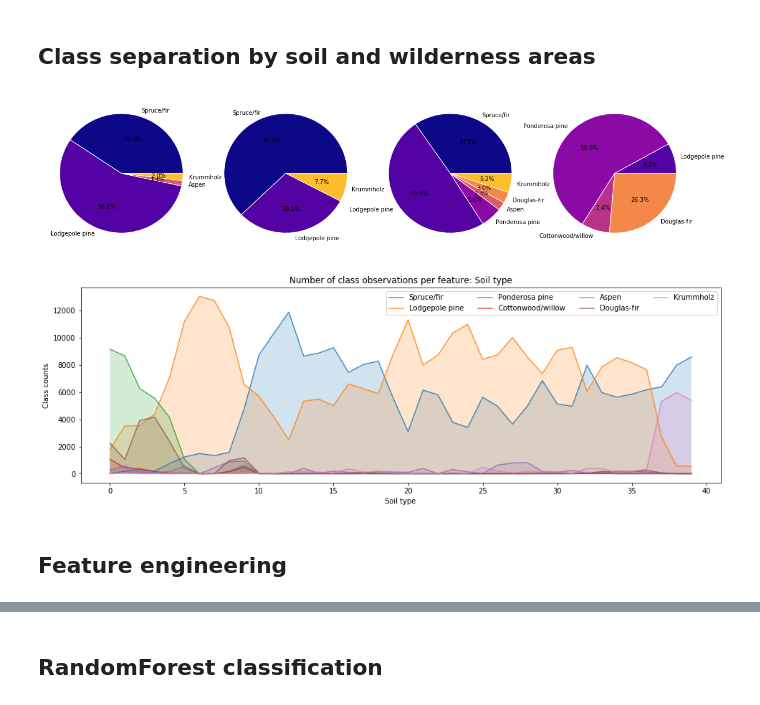
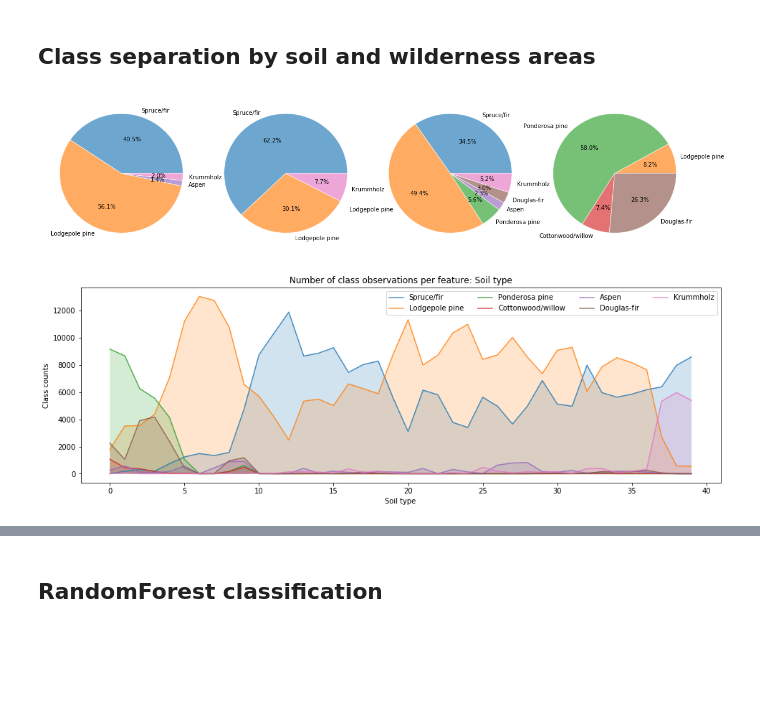
Before and after one commit to virginia-m/classifier_comparison_on_covertype_data, a Jupyter notebook: data_analysis.ipynb, the cells around one changed output, grey strips where cells are left out. Saved outputs shown, nothing was run; the diff lists cells and outputs as text; code cells hidden in the pictures; blank space fills up the shorter version.

```diff
--- a/data_analysis.ipynb
+++ b/data_analysis.ipynb
@@ -74,16 +42,6 @@ descr
 | 90% | 3272.000000 | 329.000000 | 24.000000 | 564.000000 | 121.000000 | 4793.000000 | ... |
 | max | 3858.000000 | 360.000000 | 66.000000 | 1397.000000 | 601.000000 | 7117.000000 | ... |
 # %%
-def smooth(x,beta):
-    """ kaiser window smoothing """
-    window_len=11
-    # extending the data at beginning and at the end
-    # to apply the window at the borders
-    s = np.r_[x[window_len-1:0:-1],x,x[-1:-window_len:-1]]
-    w = np.kaiser(window_len,beta)
-    y = np.convolve(w/w.sum(),s,mode='valid')
-    return y[5:len(y)-5]
-
 fig = plt.figure(figsize=(16, 5))
 layout = (2, 5)
 gs = GridSpec(*layout)
@@ -92,8 +50,5 @@ axes = [plt.subplot(gs[np.unravel_index(i, layout)]) for i in range(10)]
 for i in range(10):
     ax = axes[i]
     hist, bin_edges, _ = ax.hist(data[column_names[i]], bins=100, alpha=0.5)
-
-    smoothed_hist = smooth(hist, 2)
-    ax.plot(bin_edges[:-1], smoothed_hist)
 plt.show()
 # %% [output]
@@ -101,16 +56,17 @@ plt.show()
 # %%
-cmap = plt.cm.get_cmap('plasma')
-class_colours = np.array([cmap(i) for i in np.arange(7)/7])
+#cmap = plt.cm.get_cmap('plasma')
+#class_colours = np.array([cmap(i) for i in np.arange(7)/7])
+class_colours = np.array(plt.rcParams['axes.prop_cycle'].by_key()['color'])
 
 fig = plt.figure(figsize=(8, 8))
 data['Cover_type'].value_counts().plot(
     kind='pie', explode=(0, 0, 0.1, 0.2, 0.2, 0.3, 0.4),
-    wedgeprops={'linewidth':2, 'edgecolor': 'w'}, labels=None,
+    wedgeprops={'linewidth':2, 'edgecolor': 'w', 'alpha': 0.65}, labels=None,
     colors=class_colours, fontsize=16
 )
 plt.axis('equal')
 plt.legend(labels=cover_types, fontsize=13, ncol=3)
-#fig.savefig('covertypes_pie_chart.svg')
+fig.savefig('covertypes_pie_chart_new.svg')
 plt.show()
 
 print(data['Cover_type'].value_counts().values / 581012)
@@ -153,7 +109,7 @@ print(format_classifier_performance(construct_confusion_matrix(labels, np.ones_l
 # %% [markdown]
 ## How features separate classes
 # %%
-def plot_class_observations_per_feature(feature_column, name=None, bins=500):
+def plot_class_observations_per_feature(feature_column, name=None, bins=300):
     """
         This function counts the number of class observations for given ranges
         of feature columns. By plotting the resulting histograms, we can observe
@@ -176,7 +132,7 @@ def plot_class_observations_per_feature(feature_column, name=None, bins=500):
         cts = class_counts[:, i]
         ax.fill_between(binned_values, cts, 0, alpha=0.2)
         ax.plot(binned_values, cts, alpha=0.8, label=cover_types[i])
-        #ax.bar(binned_values, cts, alpha=0.75)
+        #ax.bar(binned_values, cts, alpha=0.35 + i*0.05)
     ax.set_ylabel('Class counts')
     ax.set_xlabel(feature_name)
     ax.set_title('Number of class observations per feature: ' + feature_name)
@@ -187,6 +143,11 @@ def plot_class_observations_per_feature(feature_column, name=None, bins=500):
 # %%
 for feature_name in column_names[:10]:
     feature_column = data[feature_name].values
-    plot_class_observations_per_feature(feature_column, name=feature_name)
+    fig, ax = plot_class_observations_per_feature(feature_column, name=feature_name)
+    if feature_name == 'Elevation':
+        plt.savefig('Elevation_hist.svg')
+    elif feature_name == 'Incident_sunlight_at_3pm':
+        plt.savefig('Sunlight_3pm_hist.svg')
+
 plt.show()
 # %% [output]
@@ -236,23 +197,22 @@ features_compressed = np.hstack((features[:, :10], # Continuous variables
 # %%
 labels_per_area = [labels[np.where(w_col == 1)] for w_col in wilderness_areas.T]
 fig = plt.figure(figsize=(16, 4))
 gs = GridSpec(1, 4)
 
 axes = [plt.subplot(gs[0, i]) for i in range(4)]
 
 for i, ax in enumerate(axes):
     classes, class_counts = np.unique(labels_per_area[i], return_counts=True)
     ax.pie(class_counts, labels=np.array(cover_types)[classes], autopct='%1.1f%%',
         colors=class_colours[classes],
-                 wedgeprops={'linewidth':1, 'edgecolor': 'w'})
+                 wedgeprops={'linewidth':1, 'edgecolor': 'w', 'alpha': 0.65})
     h, l = ax.get_legend_handles_labels()
 plt.tight_layout()
+plt.savefig('wilderness_areas_pie_charts.svg')
 plt.show()
 
 plot_class_observations_per_feature(soil_types_new, 'Soil type', bins=40)
 plt.show()
 # %% [output]
-[figure, old version]
+[figure, new version]
 [figure]
-# %% [markdown]
-## Feature engineering
```
Also changed, not shown: parts of 19 cells of this notebook, 8 other files.
